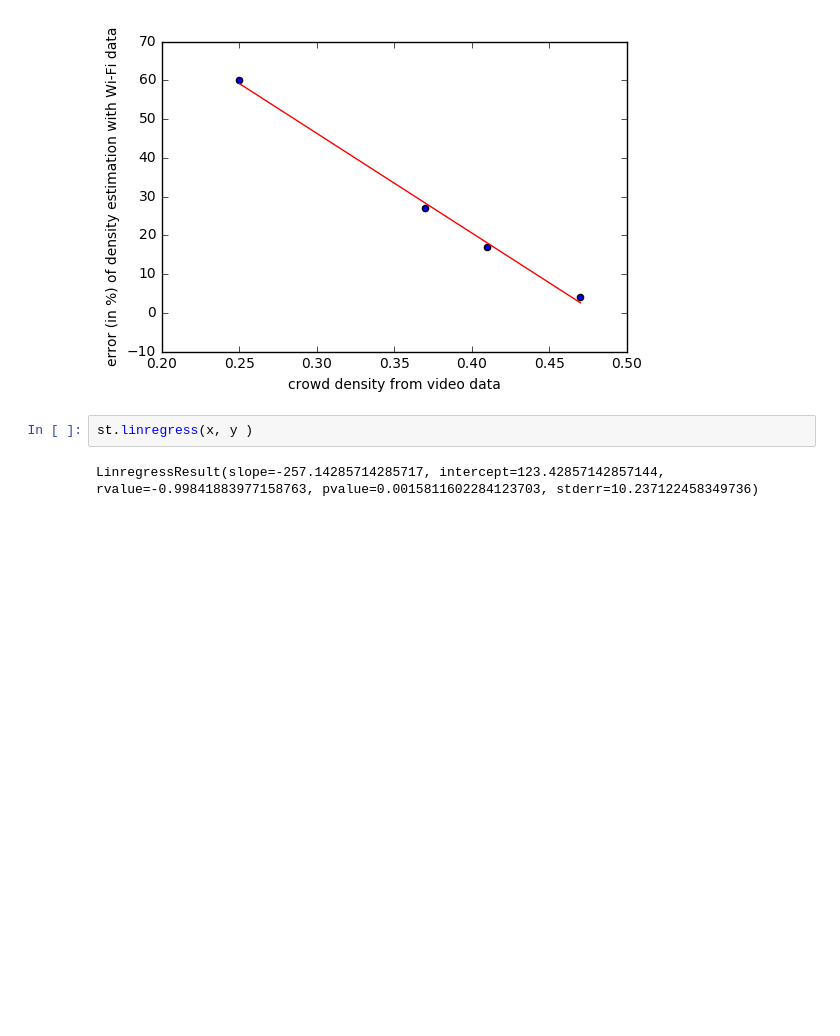
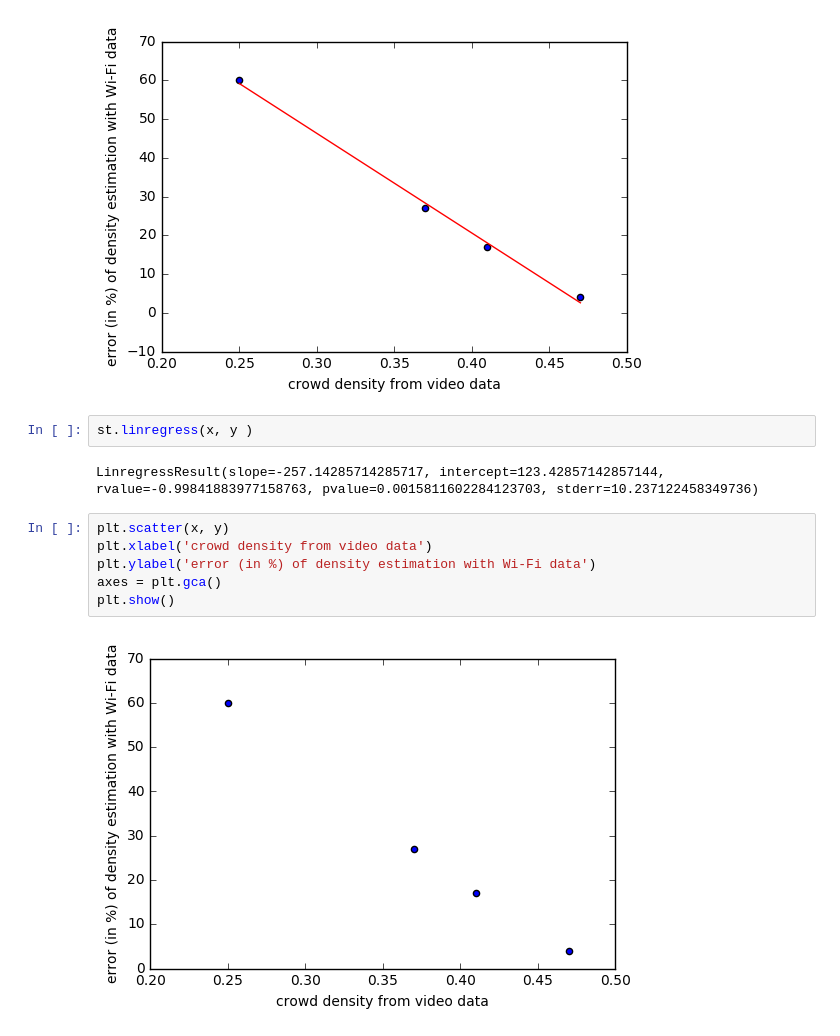
Before and after one commit to ArenA-Crowds/Crowds, a Jupyter notebook: ArenaDataAnalysis.ipynb, the cells around one changed output. Cells and saved outputs as stored; diff of their text form; blank space fills up the shorter version.

Commit message:
update error plot

```diff
--- a/ArenaDataAnalysis.ipynb
+++ b/ArenaDataAnalysis.ipynb
@@ -660,3 +660,11 @@ plt.show()
 st.linregress(x, y )
 # %% [output]
 LinregressResult(slope=-257.14285714285717, intercept=123.42857142857144, rvalue=-0.99841883977158763, pvalue=0.0015811602284123703, stderr=10.237122458349736)
+# %%
+plt.scatter(x, y)
+plt.xlabel('crowd density from video data')
+plt.ylabel('error (in %) of density estimation with Wi-Fi data')
+axes = plt.gca()
+plt.show()
+# %% [output]
+[figure, added]
```
